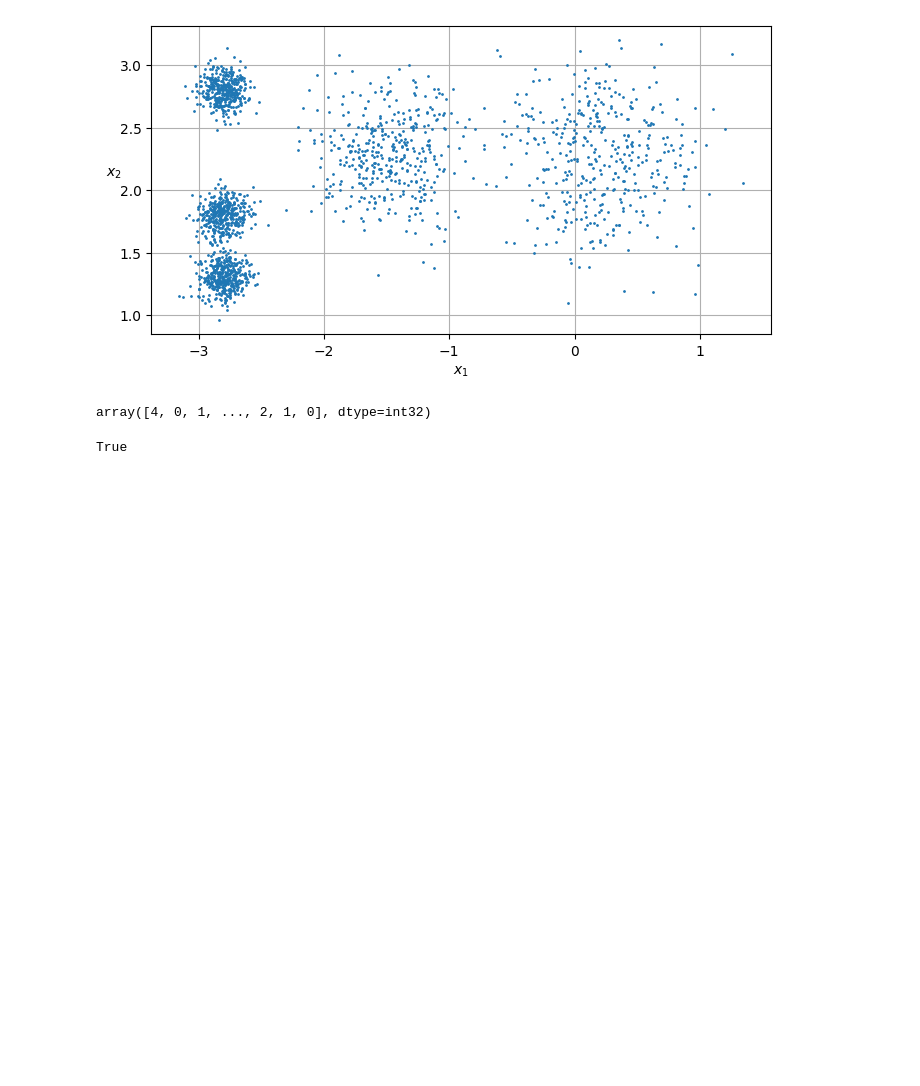
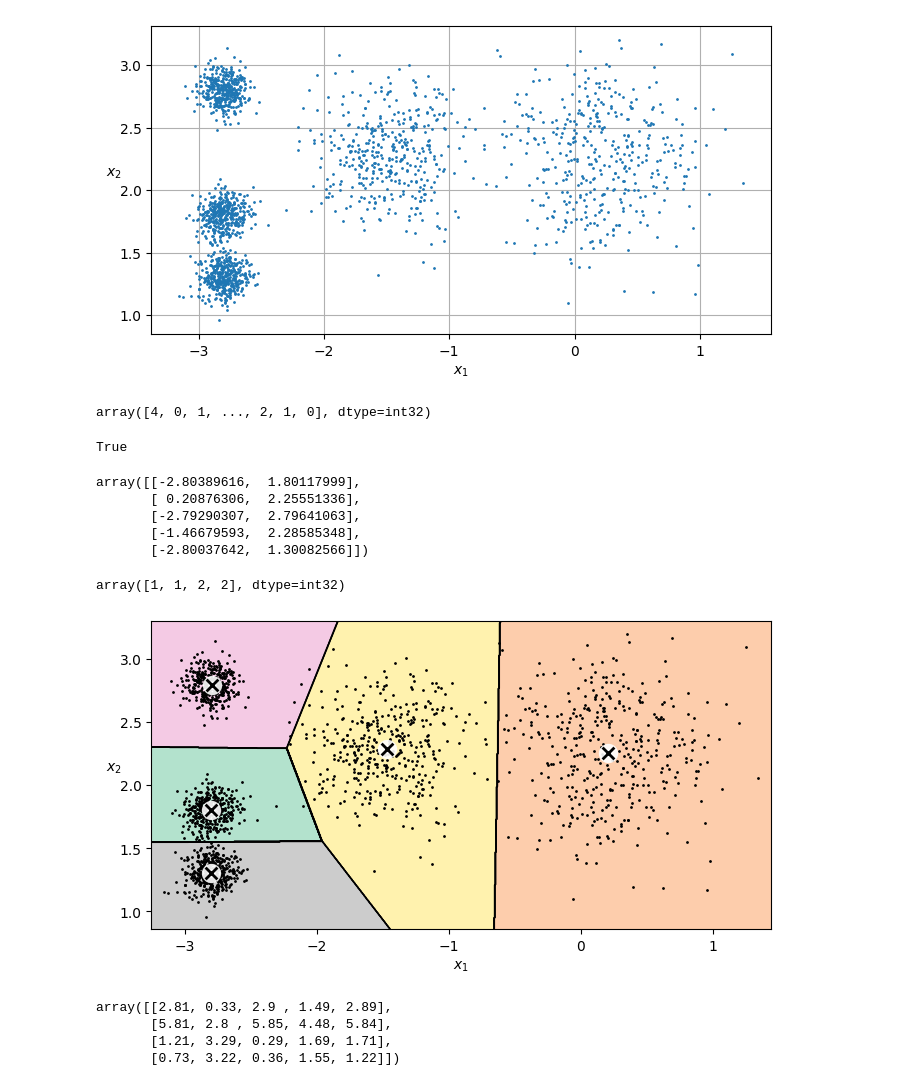
Before and after one commit to kk412027247/nlp, a Jupyter notebook: chapter 9/unsupervised_learning_techniques.ipynb, the cells around one changed output. Saved outputs shown, nothing was run; the diff lists cells and outputs as text; code cells hidden in the pictures; blank space fills up the shorter version.

```diff
--- a/chapter 9/unsupervised_learning_techniques.ipynb
+++ b/chapter 9/unsupervised_learning_techniques.ipynb
@@ -33,3 +33,69 @@ array([4, 0, 1, ..., 2, 1, 0], dtype=int32)
 y_pred is kmeans.labels_
 # %% [output]
 True
+# %%
+kmeans.cluster_centers_
+# %% [output]
+array([[-2.80389616,  1.80117999],
+       [ 0.20876306,  2.25551336],
+       [-2.79290307,  2.79641063],
+       [-1.46679593,  2.28585348],
+       [-2.80037642,  1.30082566]])
+# %%
+import numpy as np
+X_new = np.array([[0,2], [3,2], [-3,3],[-3, 2.5]])
+kmeans.predict(X_new)
+# %% [output]
+array([1, 1, 2, 2], dtype=int32)
+# %%
+def plot_data(X):
+    plt.plot(X[:, 0], X[:, 1], 'k.', markersize=2)
+
+def plot_centroids(centroids, weights=None, circle_color='w', cross_color='k'):
+    if weights is not None:
+        centroids = centroids[weights > weights.max() / 10]
+    plt.scatter(centroids[:, 0], centroids[:, 1],
+                marker='o', s=35, linewidths=8,
+                color=circle_color, zorder=10, alpha=0.9)
+    plt.scatter(centroids[:, 0], centroids[:, 1],
+                marker='x', s=2, linewidths=12,
+                color=cross_color, zorder=11, alpha=1)
+
+def plot_decision_boundaries(clusterer, X, resolution=1000, show_centroids=True,
+                             show_xlabels=True, show_ylabels=True):
+    mins = X.min(axis=0) - 0.1
+    maxs = X.max(axis=0) + 0.1
+    xx, yy = np.meshgrid(np.linspace(mins[0], maxs[0], resolution),
+                         np.linspace(mins[1], maxs[1], resolution))
+    Z = clusterer.predict(np.c_[xx.ravel(), yy.ravel()])
+    Z = Z.reshape(xx.shape)
+
+    plt.contourf(Z, extent=(mins[0], maxs[0], mins[1], maxs[1]),
+                cmap="Pastel2")
+    plt.contour(Z, extent=(mins[0], maxs[0], mins[1], maxs[1]),
+                linewidths=1, colors='k')
+    plot_data(X)
+    if show_centroids:
+        plot_centroids(clusterer.cluster_centers_)
+
+    if show_xlabels:
+        plt.xlabel("$x_1$")
+    else:
+        plt.tick_params(labelbottom=False)
+    if show_ylabels:
+        plt.ylabel("$x_2$", rotation=0)
+    else:
+        plt.tick_params(labelleft=False)
+
+plt.figure(figsize=(8, 4))
+plot_decision_boundaries(kmeans, X)
+plt.show()
+# %% [output]
+[figure, added]
+# %%
+kmeans.transform(X_new).round(2)
+# %% [output]
+array([[2.81, 0.33, 2.9 , 1.49, 2.89],
+       [5.81, 2.8 , 5.85, 4.48, 5.84],
+       [1.21, 3.29, 0.29, 1.69, 1.71],
+       [0.73, 3.22, 0.36, 1.55, 1.22]])
```
Also changed, not shown: parts of 1 cell of this notebook.
